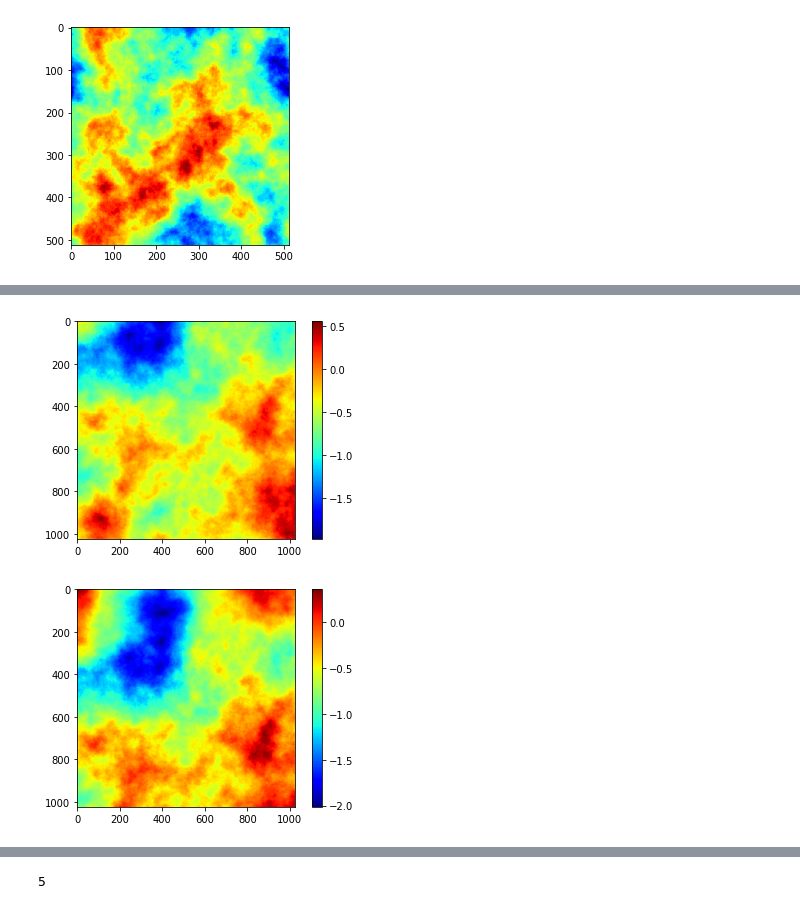
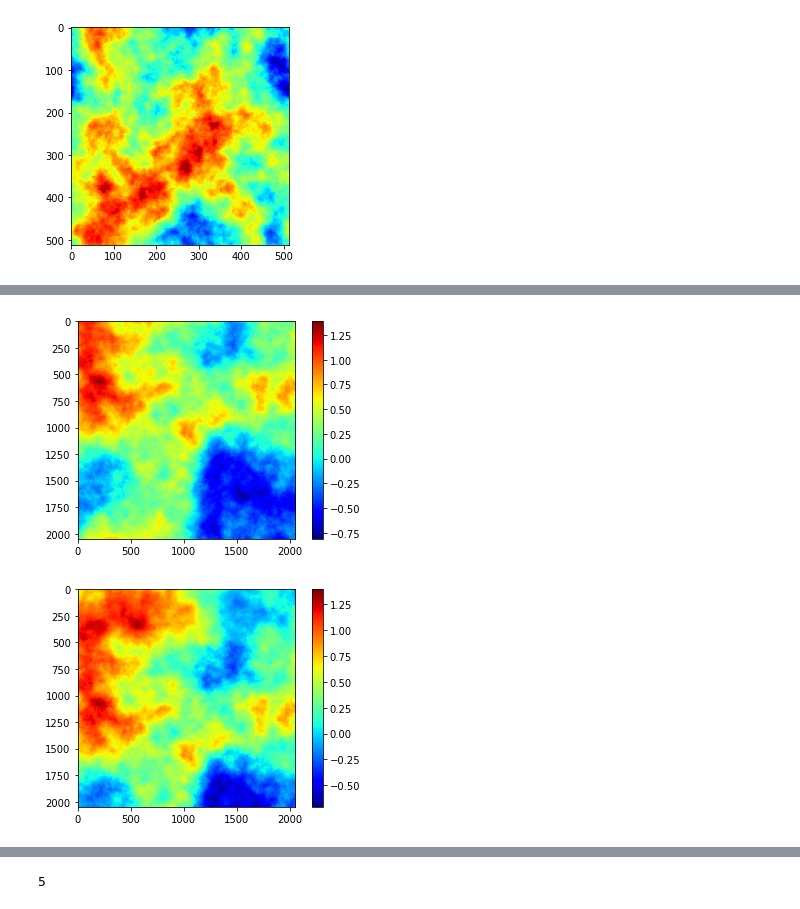
Before and after one commit to astro-tiptop/SYMAO, a Jupyter notebook: SymTurbolence.ipynb, the cells around one changed output, grey strips where cells are left out. Drawn from its saved outputs; the diff is of its cells as text; code cells hidden in the pictures.

```diff
--- a/SymTurbolence.ipynb
+++ b/SymTurbolence.ipynb
@@ -176,7 +176,7 @@ class PhaseScreen(object):
     def scrn(self):
         return cp.asnumpy(self._scrn[:self.requested_mx_size, :self.requested_mx_size])
 # %%
-NN = 1024
+NN = 1024*2
 pixel_scale = 8.2/float(NN)
 scrn = PhaseScreen(NN, pixel_scale, seeing_to_r0(0.8), 20, 0.005, np)
 
@@ -200,21 +200,21 @@ scrn.add_row()
 # %%
-NN = 1024
+NN = 1024*2
 pixel_scale = 8.2/float(NN)
 scrn = PhaseScreen(NN, pixel_scale, seeing_to_r0(0.8), 20, 0.005, cp)
 
 plt.imshow(scrn.scrn, cmap='jet')
 plt.colorbar()
 plt.show()
 
 for i in range(NN//4):
     scrn.add_row()
 
 plt.imshow(scrn.scrn, cmap='jet')
 plt.colorbar()
 plt.show()
 # %% [output]
-[figure, old version]
+[figure, new version]
-[figure, old version]
+[figure, new version]
 # %%
 %%timeit
 scrn.add_row()
```
Also changed, not shown: parts of 3 cells of this notebook.
